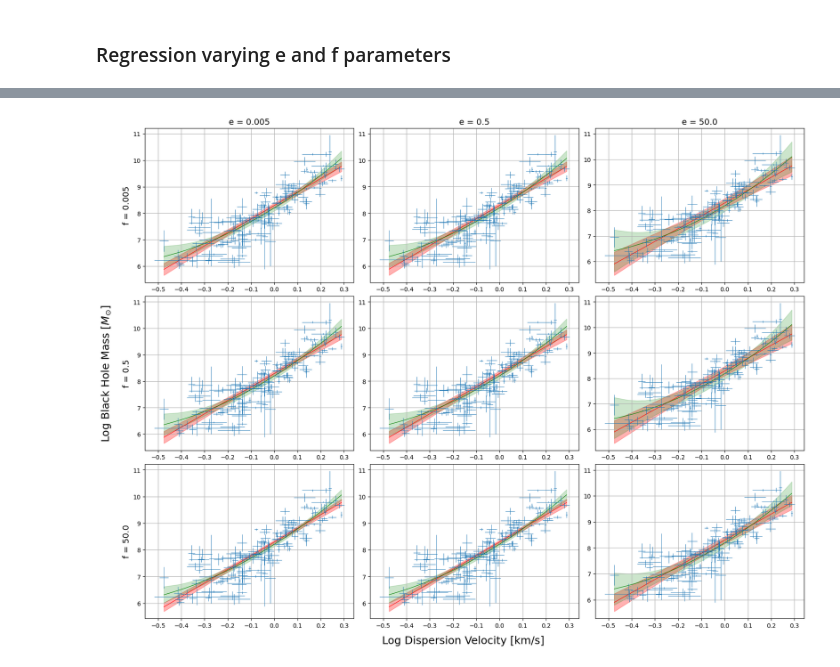
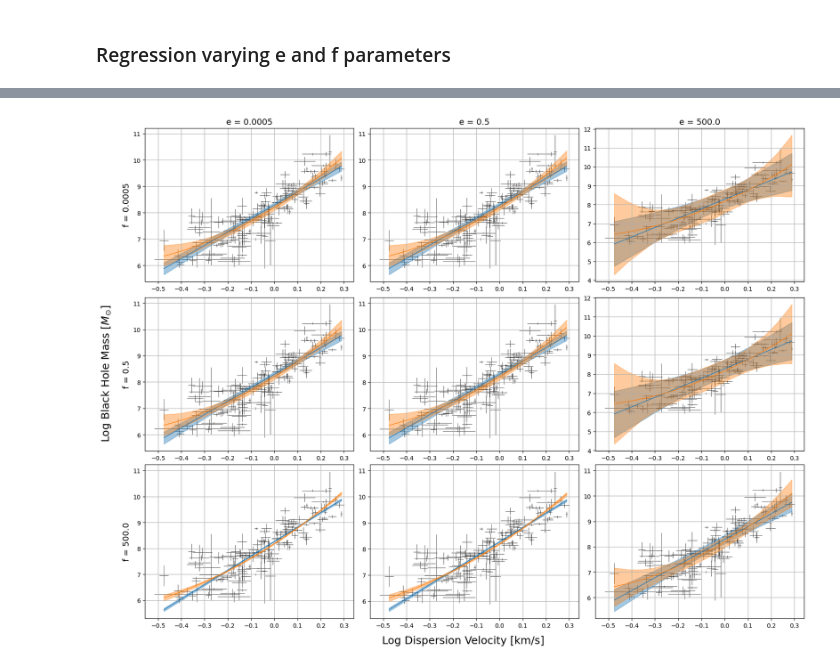
Before and after one commit to joh15016/AST-5731-Project-2, a Jupyter notebook: Research_Project_2.ipynb, the cells around one changed output, grey strips where cells are left out. Saved outputs shown, nothing was run; the diff lists cells and outputs as text; code cells hidden in the pictures.

```diff
--- a/Research_Project_2.ipynb
+++ b/Research_Project_2.ipynb
@@ -25,7 +25,7 @@ data['e_MassBH'] *= 1E7
 
 # Set up intercept
 data['Intercept'] = np.ones(data['Name'].count())
-data['e_Intercept'] = np.ones(data['Name'].count())*1e-2
+data['e_Intercept'] = np.ones(data['Name'].count())*1e-3
 
 # Convert to log velocity dispersion and keep only the largest log error
 data['log_sigma'] = np.log10(data['sigma'])
@@ -263,3 +238,0 @@ plt.show()
-# %%
-for ii, (k, v) in enumerate(zip(['red', 'green'], ['Linear', 'Quadratic'])):
-    print(k, v)
@@ -272,8 +268,8 @@ green Quadratic
 ### Regression varying c and d parameters
 # %%
 # Set c and d values to perform analysis over
-c_opts = [1e-4, 1e-2, 1, 1e2]
-d_opts = [1e-4, 1e-2, 1, 1e2]
+c_opts = [1e-3, 1, 1e3]
+d_opts = [1e-3, 1, 1e3]
 
 cd_l_trace = [[0 for i in range(len(c_opts))] for j in range(len(d_opts))]
 cd_l_prior_pred = cd_l_trace
@@ -369,8 +359,8 @@ plt.show()
 ### Regression varying e and f parameters
 # %%
 # Set e and f values to perform analysis over
-e_opts = [5e-3, 5e-1, 5e1]
-f_opts = [5e-3, 5e-1, 5e1]
+e_opts = [5e-4, 5e-1, 5e2]
+f_opts = [5e-4, 5e-1, 5e2]
 
 ef_l_trace = [[0 for i in range(len(e_opts))] for j in range(len(f_opts))]
 ef_l_prior_pred = ef_l_trace
@@ -419,46 +409,40 @@ NUTS: [tau, beta, X_true, Y_true]
 # %%
 # Generate grid of plots varying e and f parameters
 fig, ax = plt.subplots(len(e_opts), len(f_opts), layout='constrained', figsize=(16, 12))
 
-for ii, c in enumerate(e_opts):
-    for jj, d in enumerate(f_opts):
-        # Calculate quantiles for posterior black hole mass data for linear regression
-        _Y_l_mean = np.quantile(ef_l_trace[ii][jj].posterior.mu.values, 0.50, axis=(0, 1))
-        _Y_l_lower = np.quantile(ef_l_trace[ii][jj].posterior.mu.values, 0.025, axis=(0, 1))
-        _Y_l_upper = np.quantile(ef_l_trace[ii][jj].posterior.mu.values, 0.975, axis=(0, 1))
+for ii, e in enumerate(e_opts):
+    for jj, f in enumerate(f_opts):
+        # Calculate mean and quantiles for posterior black hole mass data
+        _Y_mean = (np.quantile(ef_l_trace[ii][jj].posterior.mu.values, 0.50, axis=(0, 1)),
+                   np.quantile(ef_q_trace[ii][jj].posterior.mu.values, 0.50, axis=(0, 1)))
+        _Y_lower = (np.quantile(ef_l_trace[ii][jj].posterior.mu.values, 0.025, axis=(0, 1)),
+                    np.quantile(ef_q_trace[ii][jj].posterior.mu.values, 0.025, axis=(0, 1)))
+        _Y_upper = (np.quantile(ef_l_trace[ii][jj].posterior.mu.values, 0.975, axis=(0, 1)),
+                    np.quantile(ef_q_trace[ii][jj].posterior.mu.values, 0.975, axis=(0, 1)))
 
-        # Plot mean and 95% confidence interval of posterior for linear regression
-        ax[ii][jj].plot(data['log_sigma'], _Y_l_mean, color='red',
-                        lw=0.8, label='Linear Best-fit Curve')
-        ax[ii][jj].fill_between(data['log_sigma'], _Y_l_lower, _Y_l_upper, color='red',
-                                alpha=0.3, label='Linear 95% Credible Region')
-
-        # Calculate quantiles for posterior black hole mass data for quadratic regression
-        _Y_q_mean = np.quantile(ef_q_trace[ii][jj].posterior.mu.values, 0.50, axis=(0, 1))
-        _Y_q_lower = np.quantile(ef_q_trace[ii][jj].posterior.mu.values, 0.025, axis=(0, 1))
-        _Y_q_upper = np.quantile(ef_q_trace[ii][jj].posterior.mu.values, 0.975, axis=(0, 1))
-
-        # Plot mean and 95% confidence interval of posterior for quadratic regression
-        ax[ii][jj].plot(data['log_sigma'], _Y_q_mean, color='green',
-                        lw=0.8, label='Quadratic Best-fit Curve')
-        ax[ii][jj].fill_between(data['log_sigma'], _Y_q_lower, _Y_q_upper, color='green',
-                                alpha=0.2, label='Quadratic 95% Credible Region')
+        # Plot posterior for linear and quadratic models
+        for kk in range(2):
+            # Plot mean and 95% confidence interval of posterior
+            ax[ii][jj].plot(data['log_sigma'], _Y_mean[kk], color=f'C{kk}', lw=1)
+            ax[ii][jj].fill_between(data['log_sigma'], _Y_lower[kk], _Y_upper[kk],
+                                    color=f'C{kk}', alpha=0.4)
 
         # Overlay original dataset with errorbars
         ax[ii][jj].errorbar(data['log_sigma'], data['log_MassBH'], data['e_log_MassBH'],
-                            data['e_log_sigma'], fmt='none', elinewidth=0.66)
+                            data['e_log_sigma'], color='#444444',
+                            fmt='none', zorder=-1, elinewidth=0.66)
         ax[ii][jj].grid()
 
 # Set columns to be labeled with e parameter value
 for axe, e in zip(ax[0], e_opts):
     axe.set_title(f'e = {e}', fontsize=14)
 
 # Set rows to be labeled with f parameter value
 for axf, f in zip(ax[:, 0], f_opts):
     axf.set_ylabel(f'f = {f}', fontsize=14)
 
 fig.supxlabel(r'Log Dispersion Velocity [km/s]', fontsize=18, y=-0.03)
 fig.supylabel(r'Log Black Hole Mass [$M_{\odot}$]', fontsize=18, x=-0.03)
 plt.show()
 # %% [output]
-[figure, old version]
+[figure, new version]
```
Also changed, not shown: parts of 10 cells of this notebook.
